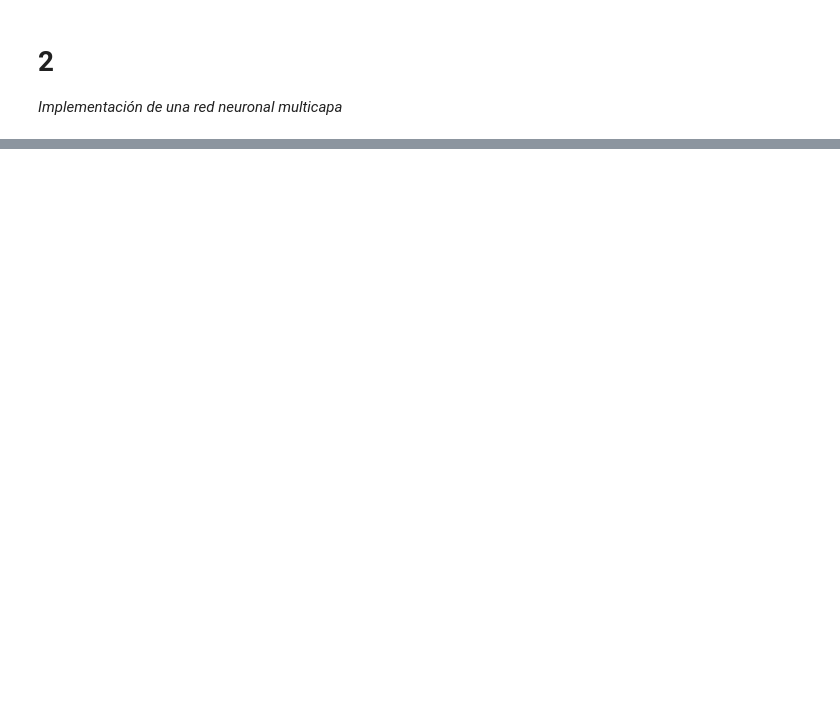
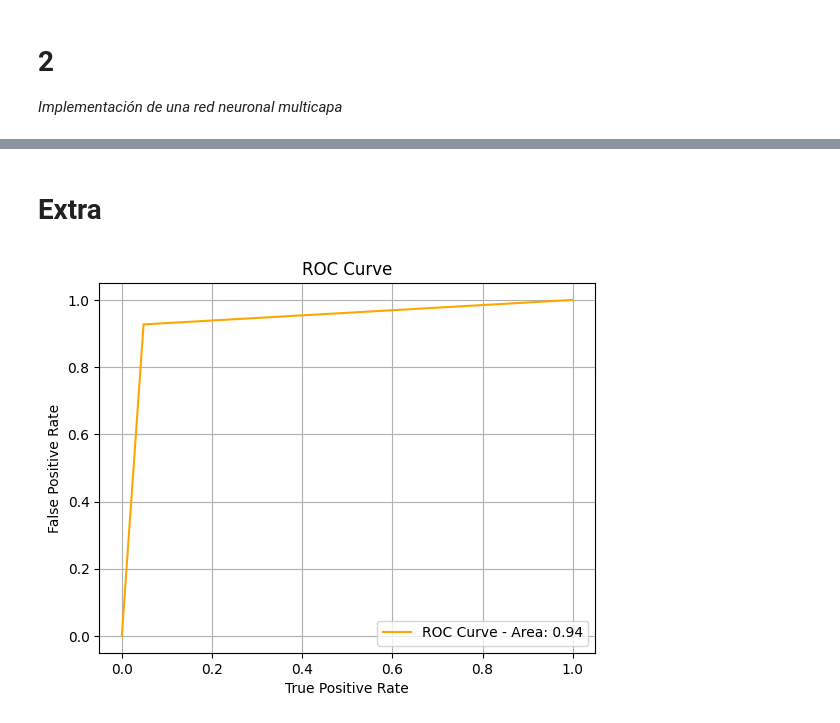
Before and after one commit to AlbertNath/rp-ml-20242, a Jupyter notebook: rpaa-practica3.ipynb, the cells around one changed output, grey strips where cells are left out. Drawn from its saved outputs; the diff is of its cells as text; code cells hidden in the pictures; blank space fills up the shorter version.

```diff
--- a/rpaa-practica3.ipynb
+++ b/rpaa-practica3.ipynb
@@ -52,0 +168,18 @@ model = Sequential([
+# %% [markdown]
+# Extra
+# %%
+tpr, fpr, _ = roc_curve(y_test_binary, y_pred)
+area_uc = auc(tpr, fpr)
+identity = range(0, len(y_pred) + 1)
+
+plt.figure()
+#plt.plot(identity, linestyle='--', color='navy')
+plt.plot(tpr, fpr, label=f'ROC Curve - Area: {area_uc:.2f}', color='orange')
+plt.grid(True)
+plt.title("ROC Curve")
+plt.xlabel("True Positive Rate")
+plt.ylabel("False Positive Rate")
+plt.legend()
+plt.show()
+# %% [output]
+[figure, added]
```
Also changed, not shown: parts of 8 cells of this notebook.
